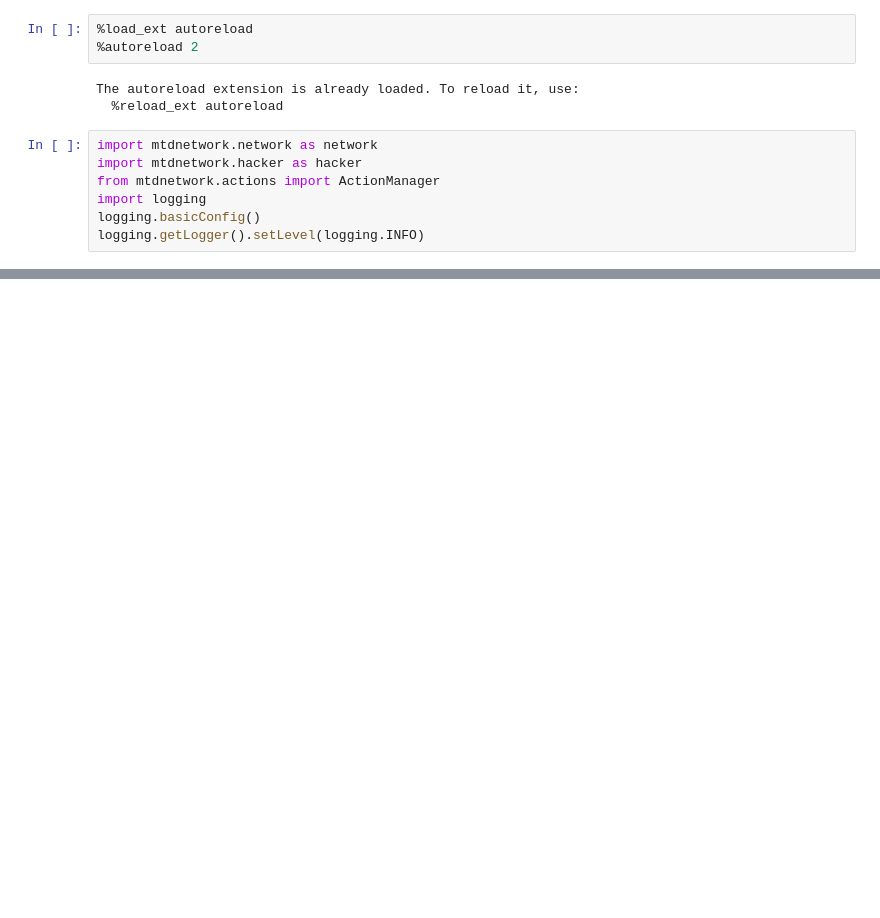
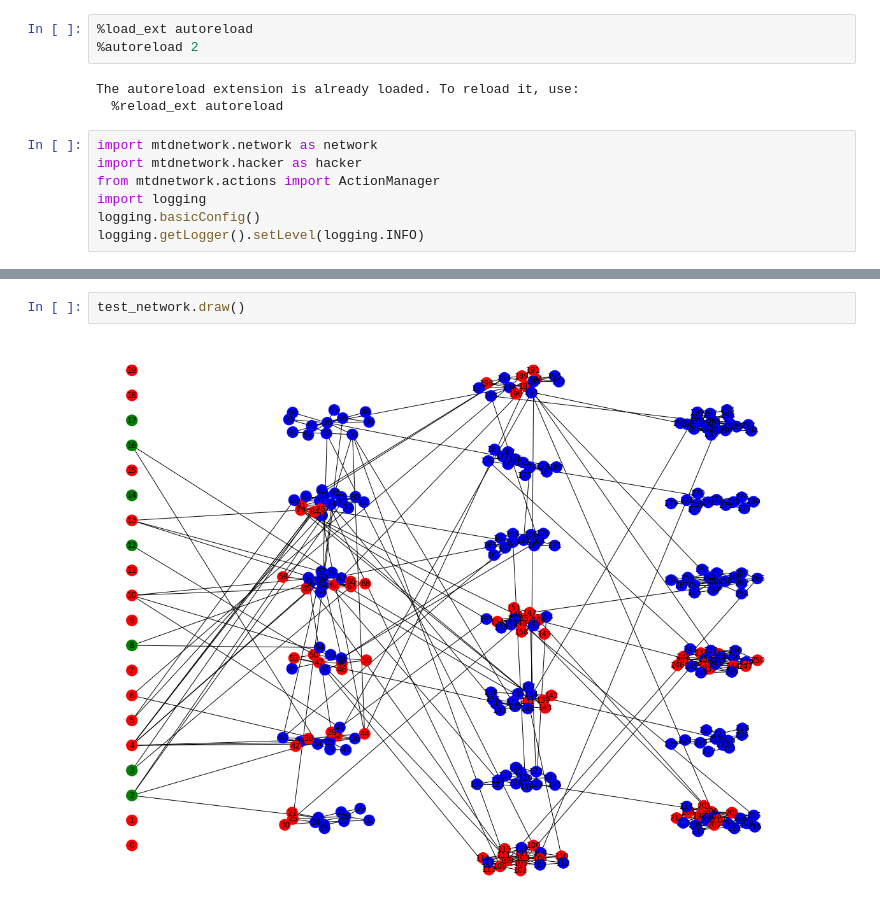
Before and after one commit to yuanyuan2000/MTDGame, a Jupyter notebook: test_mtdnetwork.ipynb, the cells around one changed output, grey strips where cells are left out. Drawn from its saved outputs; the diff is of its cells as text; blank space fills up the shorter version.

```diff
--- a/test_mtdnetwork.ipynb
+++ b/test_mtdnetwork.ipynb
@@ -65 +65,5 @@ hacker.get_statistics()
  'Total Actions Blocked by MTD': 0}
+# %%
+test_network.draw()
+# %% [output]
+[figure, added]
```
Also changed, not shown: parts of 5 cells of this notebook, 3 other files.
